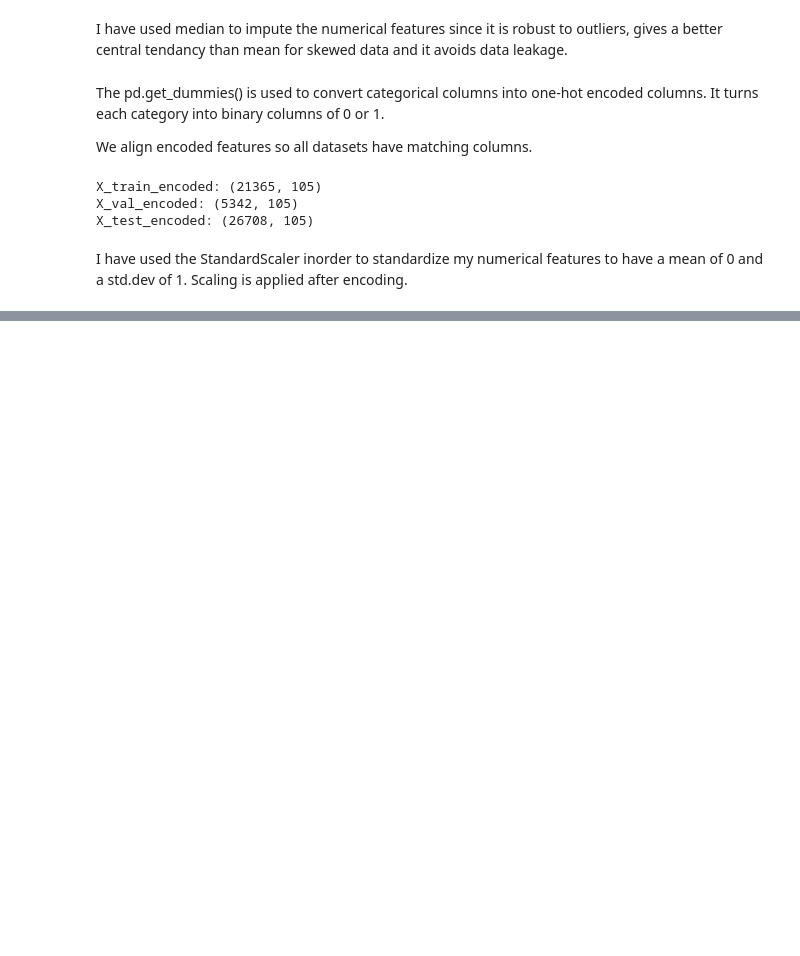
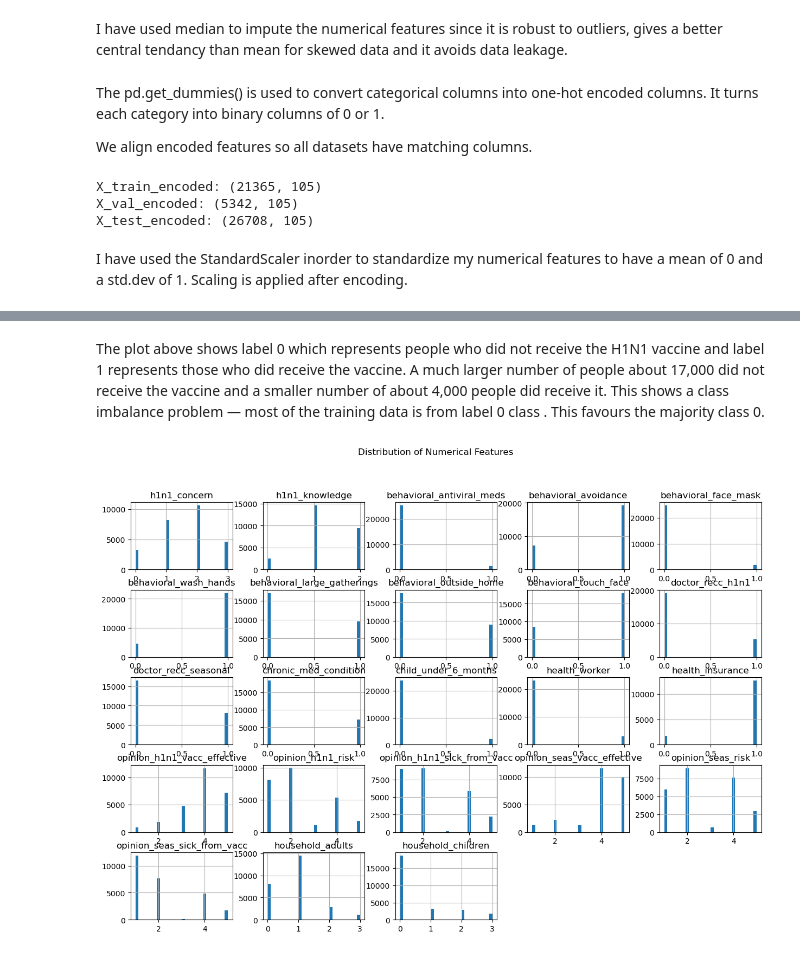
Before and after one commit to Irene-coder-dot/predicting_H1N1_targetvariable, a Jupyter notebook: H1N1_predict.ipynb, the cells around one changed output, grey strips where cells are left out. Drawn from its saved outputs; the diff is of its cells as text; code cells hidden in the pictures; blank space fills up the shorter version.

Commit message:
Add EDA for target, numerical and categorical features

```diff
--- a/H1N1_predict.ipynb
+++ b/H1N1_predict.ipynb
@@ -192,0 +209,11 @@ I have used the StandardScaler inorder to standardize my numerical features to h
+# %% [markdown]
+The plot above shows label 0 which represents people who did not receive the H1N1 vaccine and label 1 represents those who did receive the vaccine.
+A much larger number of people about 17,000 did not receive the vaccine and a smaller number of about 4,000 people did receive it.
+This shows a class imbalance problem — most of the training data is from label 0 class . This favours the majority class 0.
+# %%
+# Distribution of Numerical features
+features[numerical_cols].hist(bins=30, figsize=(15, 10))
+plt.suptitle("Distribution of Numerical Features")
+plt.show()
+# %% [output]
+[figure, added]
```
Also changed, not shown: parts of 7 cells of this notebook.
